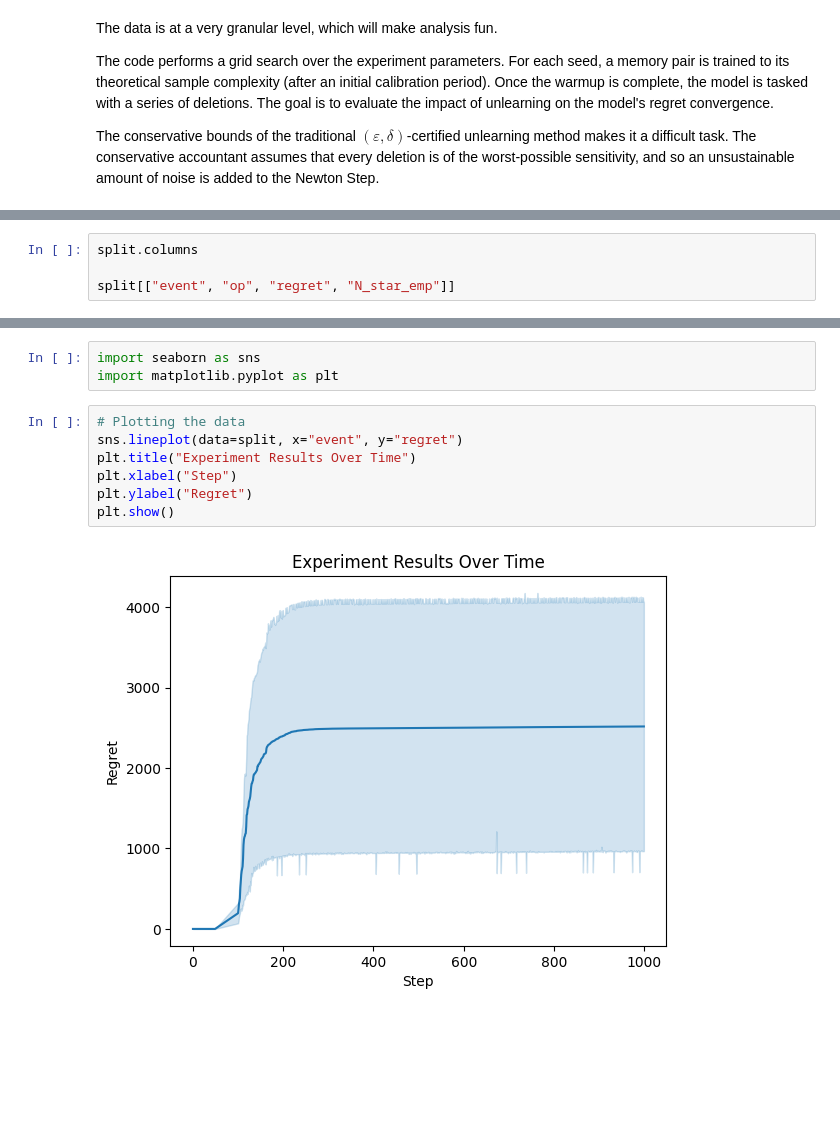
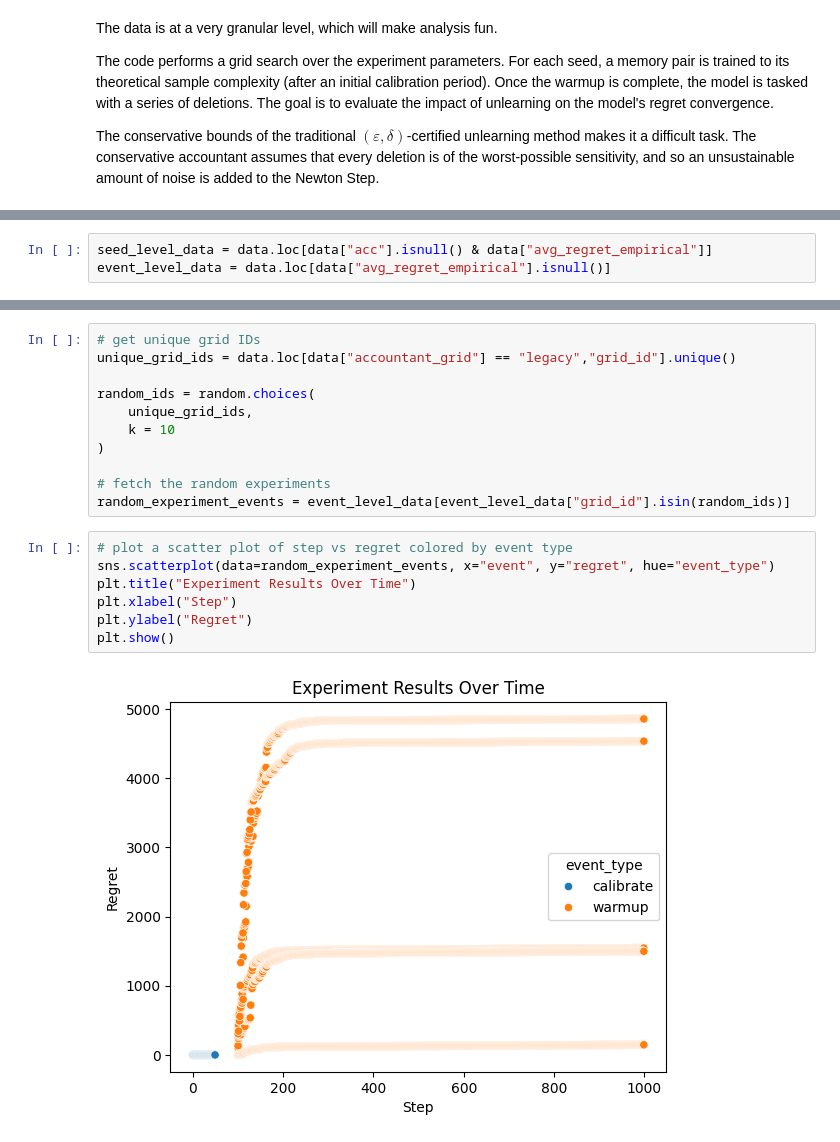
Before and after one commit to kennonstewart/unlearning-research-meta, a Jupyter notebook: experiments/deletion_capacity/results/analysis.ipynb, the cells around one changed output, grey strips where cells are left out. Saved outputs shown, nothing was run; the diff lists cells and outputs as text; blank space fills up the shorter version.

```diff
--- a/experiments/deletion_capacity/results/analysis.ipynb
+++ b/experiments/deletion_capacity/results/analysis.ipynb
@@ -29,4 +39,3 @@ split = data[data["grid_id"] == "split_0.9-0.1_q0.95_k10_legacy_eps0.5"]
 # %%
-split.columns
-
-split[["event", "op", "regret", "N_star_emp"]]
+seed_level_data = data.loc[data["acc"].isnull() & data["avg_regret_empirical"]]
+event_level_data = data.loc[data["avg_regret_empirical"].isnull()]
@@ -47,12 +56,20 @@ split[["event", "op", "regret", "N_star_emp"]]
 # %%
-import seaborn as sns
-import matplotlib.pyplot as plt
+# get unique grid IDs
+unique_grid_ids = data.loc[data["accountant_grid"] == "legacy","grid_id"].unique()
+
+random_ids = random.choices(
+    unique_grid_ids,
+    k = 10
+)
+
+# fetch the random experiments
+random_experiment_events = event_level_data[event_level_data["grid_id"].isin(random_ids)]
 # %%
-# Plotting the data
-sns.lineplot(data=split, x="event", y="regret")
+# plot a scatter plot of step vs regret colored by event type
+sns.scatterplot(data=random_experiment_events, x="event", y="regret", hue="event_type")
 plt.title("Experiment Results Over Time")
 plt.xlabel("Step")
 plt.ylabel("Regret")
 plt.show()
 # %% [output]
-[figure, old version]
+[figure, new version]
```
Also changed, not shown: parts of 9 cells of this notebook.
